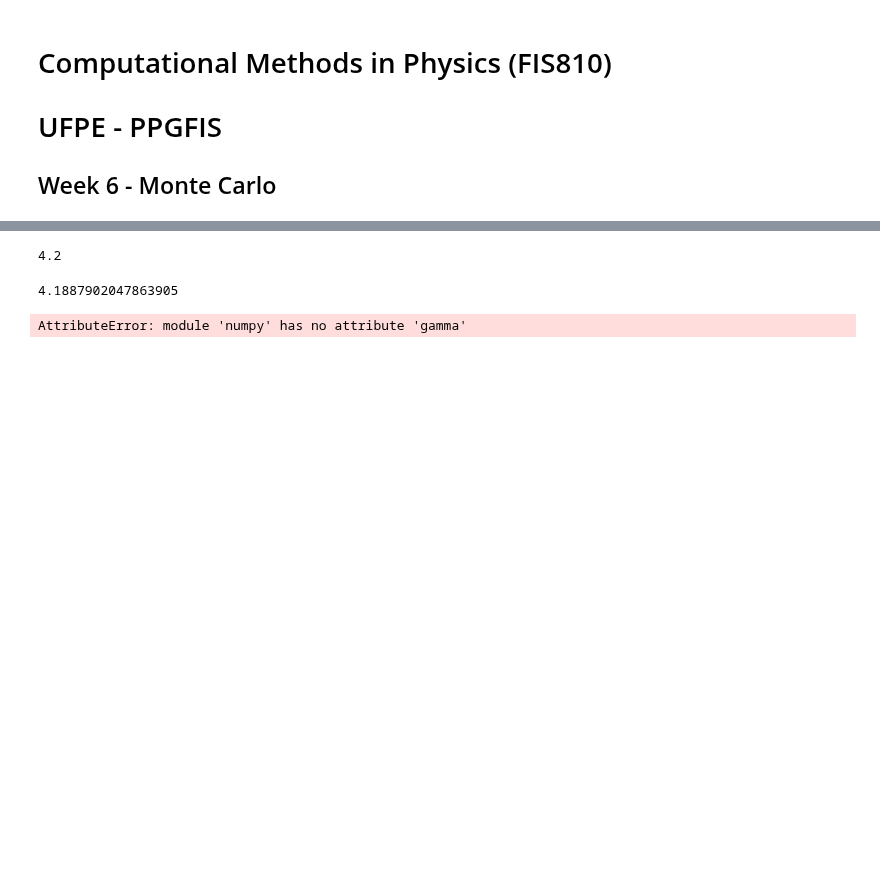
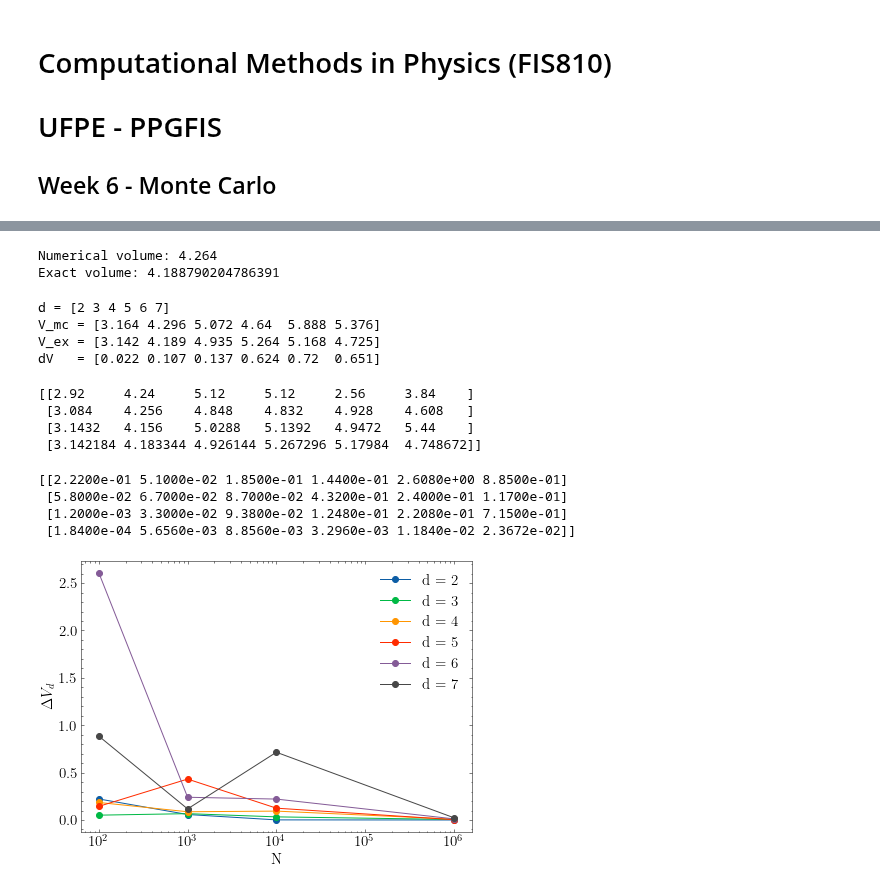
Before and after one commit to franklinzppa/fisica-computacional, a Jupyter notebook: week6.ipynb, the cells around one changed output, grey strips where cells are left out. Cells and saved outputs as stored; diff of their text form; code cells hidden in the pictures; blank space fills up the shorter version.

```diff
--- a/week6.ipynb
+++ b/week6.ipynb
@@ -35,5 +43,10 @@ I
 # %%
 # Generalizing for N dim hypersphere
+
+def hypersphere_volume(d, r=1):
+    """Exact volume of a hypersphere of d dimension."""
+    return (2*(np.pi**(d/2))*(r**d))/(gamma(d/2)*d)
+
 
 N = 1000
 d = 3
@@ -44,14 +57,68 @@ for i in range(N):
         Ns +=1
 
 V = (2**d)*Ns/N
-V
+V_ex = hypersphere_volume(d)
+
+print(f"Numerical volume: {V}")
+print(f"Exact volume: {V_ex}")
 # %% [output]
-4.2
+Numerical volume: 4.264
+Exact volume: 4.188790204786391
-# %%
-def hypersphere_volume(d, r=1):
-# %% [output]
-4.1887902047863905
-# %%
-np.gamma()
-# %% [output]
-AttributeError: module 'numpy' has no attribute 'gamma'
+# %%
+# Checking for different d
+
+d_list = np.arange(2,8)
+
+def monte_carlo_hypersphere(d, N=1000):
+    Ns = 0
+    for i in range(N):
+        if np.sum(np.random.random(d)**2) < 1.0:
+            Ns +=1
+    V = (2**d)*Ns/N
+    return V
+
+V_mc = np.array([monte_carlo_hypersphere(d, N=1000) for d in d_list])
+V_ex = np.array([np.round(hypersphere_volume(d), 3) for d in d_list])
+dV = np.abs(V_mc - V_ex)
+
+
+print(f"d = {d_list}")
+print(f"V_mc = {V_mc}")
+print(f"V_ex = {V_ex}")
+print(f"dV   = {dV}")
+# %% [output]
+d = [2 3 4 5 6 7]
+V_mc = [3.164 4.296 5.072 4.64  5.888 5.376]
+V_ex = [3.142 4.189 4.935 5.264 5.168 4.725]
+dV   = [0.022 0.107 0.137 0.624 0.72  0.651]
+# %%
+# Checking for different N
+
+N_values = [100, 1000, 10000, 1000000]
+V_mc_N = np.array([[monte_carlo_hypersphere(d, N) for d in d_list] for N in N_values])
+dV = np.abs(V_mc_N - V_ex)
+# %%
+print(V_mc_N)
+# %% [output]
+[[2.92     4.24     5.12     5.12     2.56     3.84    ]
+ [3.084    4.256    4.848    4.832    4.928    4.608   ]
+ [3.1432   4.156    5.0288   5.1392   4.9472   5.44    ]
+ [3.142184 4.183344 4.926144 5.267296 5.17984  4.748672]]
+# %%
+print(dV)
+# %% [output]
+[[2.2200e-01 5.1000e-02 1.8500e-01 1.4400e-01 2.6080e+00 8.8500e-01]
+ [5.8000e-02 6.7000e-02 8.7000e-02 4.3200e-01 2.4000e-01 1.1700e-01]
+ [1.2000e-03 3.3000e-02 9.3800e-02 1.2480e-01 2.2080e-01 7.1500e-01]
+ [1.8400e-04 5.6560e-03 8.8560e-03 3.2960e-03 1.1840e-02 2.3672e-02]]
+# %%
+for d in range(6):
+    plt.plot(N_values, dV[:,d], marker='o', label=f"d = {d+2}")
+
+plt.xscale('log')
+plt.xlabel('N')
+plt.ylabel('$\Delta V_{d}$')
+plt.legend()
+plt.show()
+# %% [output]
+[figure, added]
```
Also changed, not shown: parts of 9 cells of this notebook.
